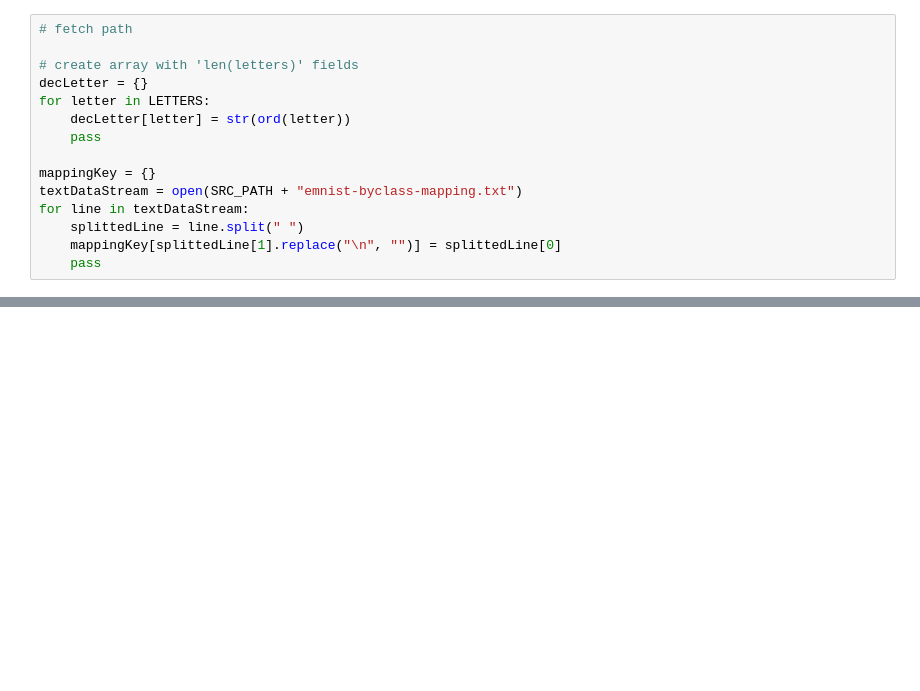
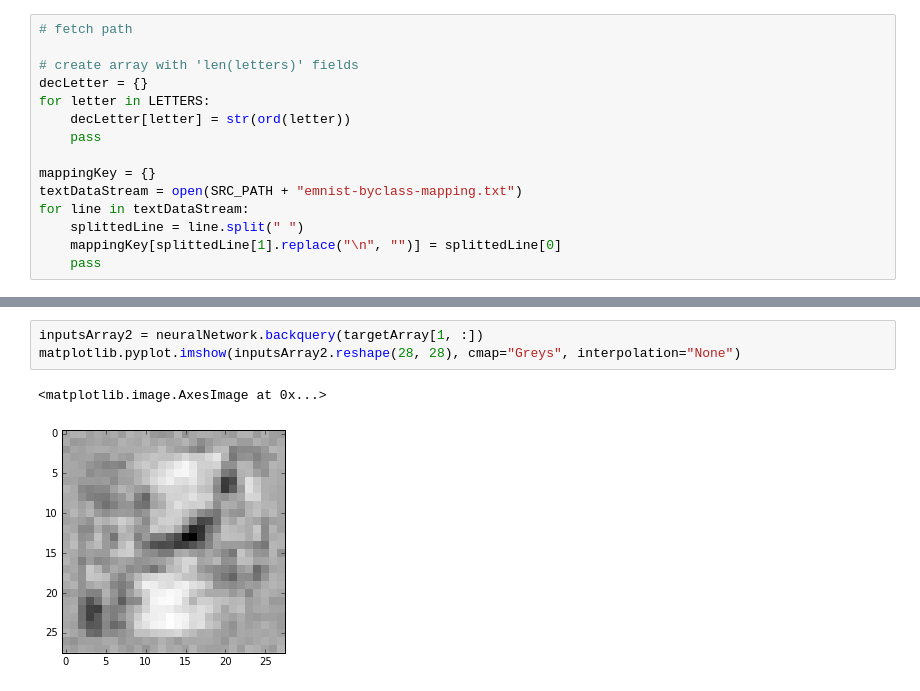
Before and after one commit to DominikKuenkele/NeuralNetwork, a Jupyter notebook: TestImage.ipynb, the cells around one changed output, grey strips where cells are left out. Drawn from its saved outputs; the diff is of its cells as text; blank space fills up the shorter version.

```diff
--- a/TestImage.ipynb
+++ b/TestImage.ipynb
@@ -203,0 +299,6 @@ print("performance = ", float(scorecard_array.sum()) / (scorecard_array.size))
+# %%
+inputsArray2 = neuralNetwork.backquery(targetArray[1, :])
+matplotlib.pyplot.imshow(inputsArray2.reshape(28, 28), cmap="Greys", interpolation="None")
+# %% [output]
+<matplotlib.image.AxesImage at 0x...>
+[figure, added]
```
Also changed, not shown: parts of 14 cells of this notebook, 3 other files.
